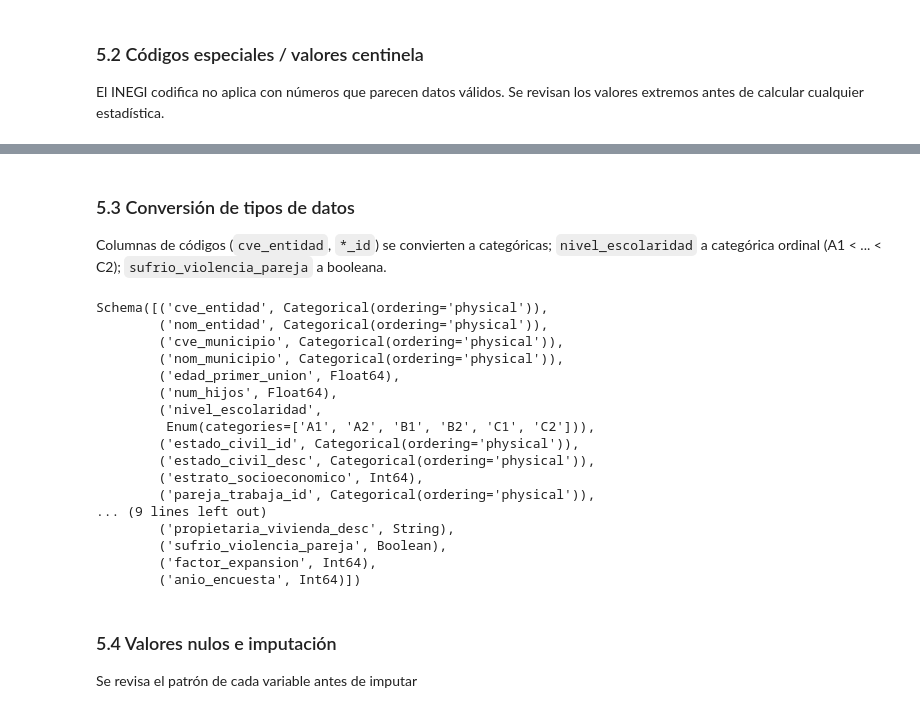
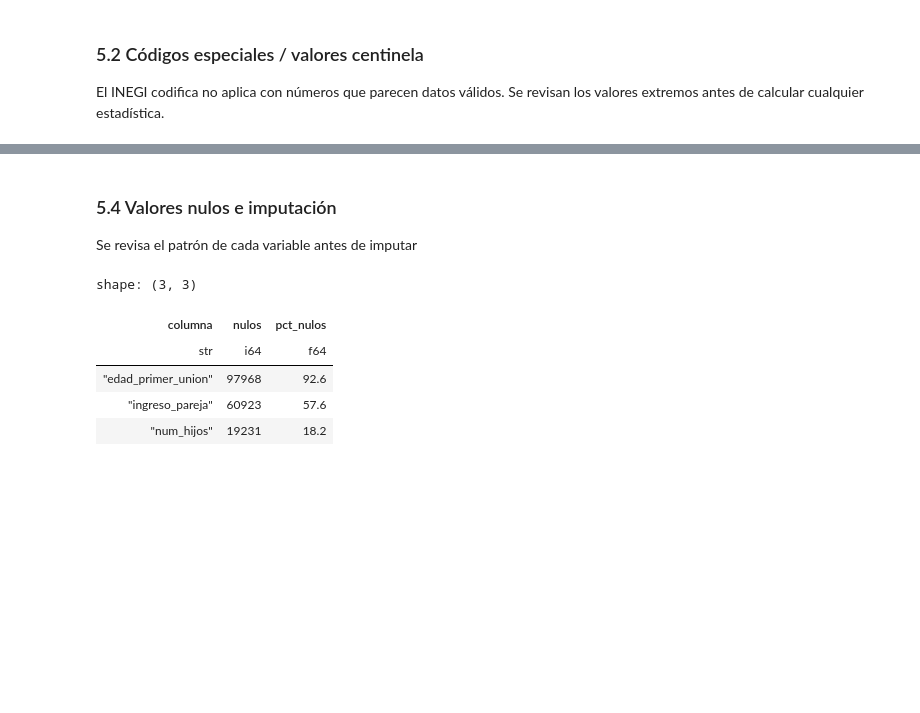
Before and after one commit to ErickLuisJuarez/Practica_Endireh_Almacenes_Datos, a Jupyter notebook: notebooks/endireh_practica3.ipynb, the cells around one changed output, grey strips where cells are left out. Cells and saved outputs as stored; diff of their text form; code cells hidden in the pictures; blank space fills up the shorter version.

```diff
--- a/notebooks/endireh_practica3.ipynb
+++ b/notebooks/endireh_practica3.ipynb
@@ -129,17 +137,5 @@ cálculo, en vez de tratarlos como datos válidos.
 # %%
-#Realizamos recodificación de valores centinela como nulos
-df_sin_dup = df_sin_dup.with_columns([
-    pl.when(pl.col("edad_primer_union").is_in([98, 99]) | (pl.col("edad_primer_union") <= 0))
-      .then(None)
-      .otherwise(pl.col("edad_primer_union"))
-      .alias("edad_primer_union"),
-    pl.when(pl.col("ingreso_pareja").is_in([999997, 999998, 999999]))
-      .then(None)
-      .otherwise(pl.col("ingreso_pareja"))
-      .alias("ingreso_pareja"),
-])
-
-print("edad_primer_union - mínimo tras limpiar:", df_sin_dup["edad_primer_union"].min())
-print("edad_primer_union - máximo tras limpiar:", df_sin_dup["edad_primer_union"].max())
-print("ingreso_pareja - máximo tras limpiar:", df_sin_dup["ingreso_pareja"].max())
+#Convertimos los tipos de datos usando la función de src/cleaning/preprocessing.py
+df_tipos = convertir_tipos_datos(df_centinela)
+df_tipos.schema
 # %% [output]
@@ -149,48 +159,14 @@ ingreso_pareja - máximo tras limpiar: 800000.0
-# %% [markdown]
-### 5.3 Conversión de tipos de datos
-Columnas de códigos (`cve_entidad`, `*_id`) se convierten a categóricas;
-`nivel_escolaridad` a categórica ordinal (A1 < ... < C2); `sufrio_violencia_pareja`
-a booleana.
+# %% [markdown]
+### 5.4 Valores nulos e imputación
+Se revisa el patrón de cada variable antes de imputar
 # %%
-#Definimos el orden explícito para la variable escolaridad
-orden_escolaridad = ["A1", "A2", "B1", "B2", "C1", "C2"]
-
-#Definimos la lista de columnas de identificación a convertir en categóricas
-columnas_id_categoricas = [
-    "cve_entidad", "cve_municipio", "estado_civil_id", "pareja_trabaja_id",
-    "dinero_propio_id", "apoyo_gobierno_id", "tiene_ahorros_id",
-    "propietaria_vivienda_id",
-]
-
-#Transformación masiva de tipos
-df_tipos = df_sin_dup.with_columns([
-    *[pl.col(c).cast(pl.Utf8).cast(pl.Categorical) for c in columnas_id_categoricas],
-    pl.col("nivel_escolaridad").cast(pl.Enum(orden_escolaridad)),
-    pl.col("sufrio_violencia_pareja").cast(pl.Boolean),
-    pl.col("nom_entidad").cast(pl.Categorical),
-    pl.col("nom_municipio").cast(pl.Categorical),
-    pl.col("estado_civil_desc").cast(pl.Categorical),
-])
-
-df_tipos.schema
+#Realizamos el conteo global de nulos por columna usando la función de src/visualization/eda.py
+resumen_nulos = obtener_resumen_nulos(df_tipos)
+resumen_nulos
 # %% [output]
-Schema([('cve_entidad', Categorical(ordering='physical')),
-        ('nom_entidad', Categorical(ordering='physical')),
-        ('cve_municipio', Categorical(ordering='physical')),
-        ('nom_municipio', Categorical(ordering='physical')),
-        ('edad_primer_union', Float64),
-        ('num_hijos', Float64),
-        ('nivel_escolaridad',
-         Enum(categories=['A1', 'A2', 'B1', 'B2', 'C1', 'C2'])),
-        ('estado_civil_id', Categorical(ordering='physical')),
-        ('estado_civil_desc', Categorical(ordering='physical')),
-        ('estrato_socioeconomico', Int64),
-        ('pareja_trabaja_id', Categorical(ordering='physical')),
-... (9 lines left out)
-        ('propietaria_vivienda_desc', String),
-        ('sufrio_violencia_pareja', Boolean),
-        ('factor_expansion', Int64),
-        ('anio_encuesta', Int64)])
+shape: (3, 3)
+| columna | nulos | pct_nulos |
+| str | i64 | f64 |
+| "edad_primer_union" | 97968 | 92.6 |
+| "ingreso_pareja" | 60923 | 57.6 |
+| "num_hijos" | 19231 | 18.2 |
-# %% [markdown]
-### 5.4 Valores nulos e imputación
-Se revisa el patrón de cada variable antes de imputar
```
Also changed, not shown: parts of 24 cells of this notebook, 10 other files.
